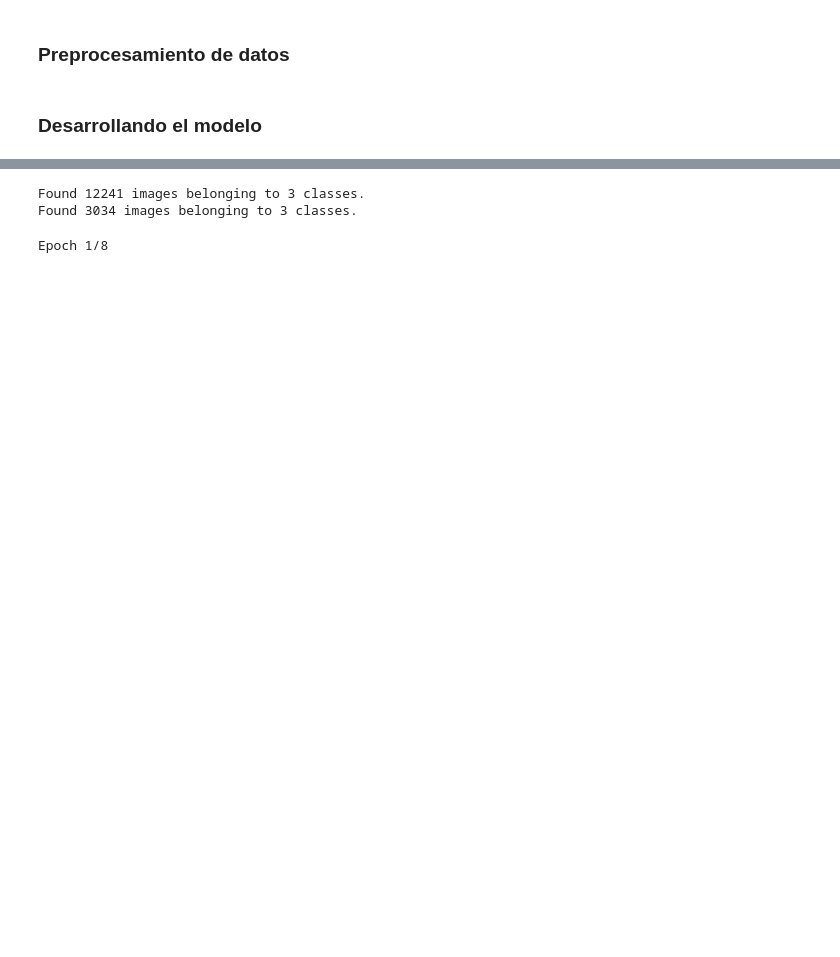
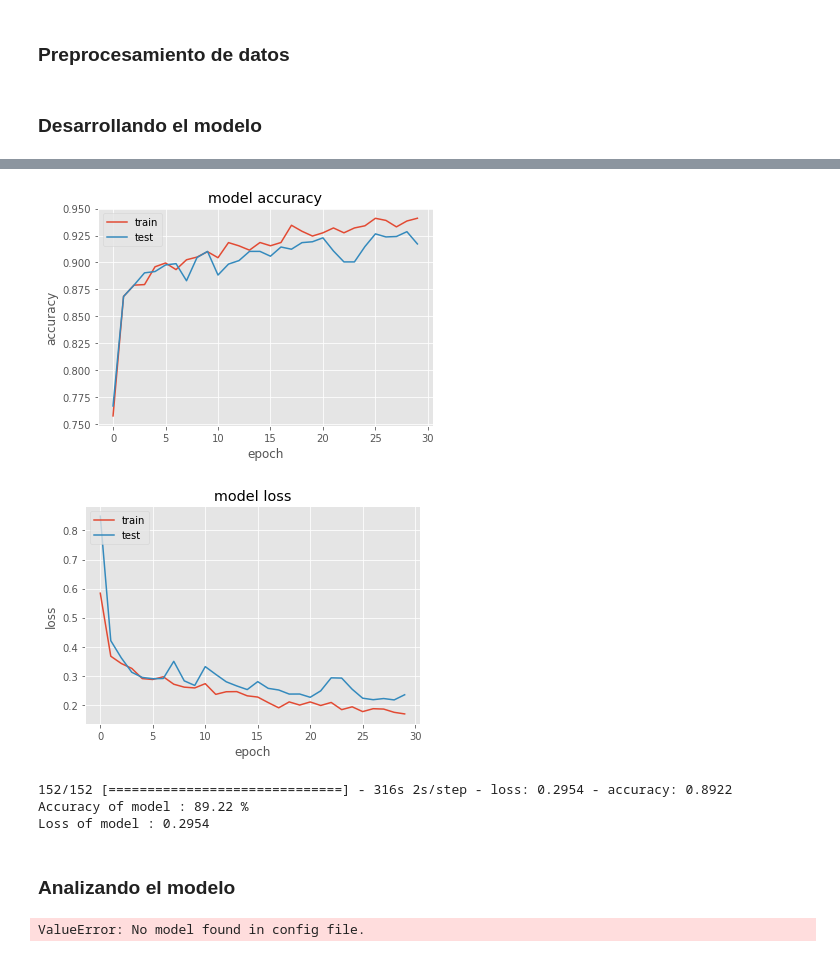
Before and after one commit to SantiagoMerlo/covid-19-model-detection, a Jupyter notebook: SI Final.ipynb, the cells around one changed output, grey strips where cells are left out. Cells and saved outputs as stored; diff of their text form; code cells hidden in the pictures; blank space fills up the shorter version.

```diff
--- a/SI Final.ipynb
+++ b/SI Final.ipynb
@@ -191,9 +172,22 @@ Trainable params: 55,046,195
 Non-trainable params: 60,544
 _________________________________________________________________
 # %%
-ITERACIONES = df.shape[0] // BATCH_SIZE
-START = 0
-HISTORY = []
+#optimizer = keras.optimizers.Adam(learning_rate=0.0008
+optimizer = keras.optimizers.SGD(lr=0.001, decay=1e-4, momentum=0.9, nesterov=True)
 
-optimizer = keras.optimizers.Adam(learning_rate=0.001)
 model.compile(loss='categorical_crossentropy', optimizer=optimizer, metrics=['accuracy'])
+# %%
+callback = keras.callbacks.ModelCheckpoint(
+                    filepath='./models/model.{epoch:02d}-{val_loss:.2f}-{val_accuracy:.2f}',
+                    monitor='val_loss',
+                    verbose=1,
+                    save_best_only=True,
+                    mode='auto')
+# %%
+history = model.fit_generator(
+    train_batches,
+    validation_data=valid_batches,
+    epochs = 30,
+    steps_per_epoch = 100,
+    verbose = 1,
+    callbacks=[callback])
@@ -214,22 +226,17 @@ def plot_accuracy(history):
   plt.xlabel('epoch')
   plt.legend(['train', 'test'], loc='upper left')
   plt.show()
-# %%
-train_path = "./data/train"
-test_path = "./data/test"
-
-train_batches = ImageDataGenerator( rescale=1./255 ).flow_from_directory(
-    directory=train_path,
-    target_size=(224,224),
-    batch_size=10)
-test_batches = ImageDataGenerator( rescale=1./255 ).flow_from_directory(
-    directory=test_path,
-    target_size=(224,224),
-    batch_size=10)
-# %% [output]
-Found 12241 images belonging to 3 classes.
-Found 3034 images belonging to 3 classes.
-# %%
-history = model.fit_generator( train_batches, epochs = 8, steps_per_epoch = 300, verbose = 1)
-# %% [output]
-Epoch 1/8
+# %%
+plot_accuracy(history)
+# %% [output]
+[figure, added]
+[figure, added]
+# %%
+testLoss, testAccuracy = model.evaluate(test_batches, verbose = 1)
+
+print('Accuracy of model : ' + str(round(testAccuracy,4)*100) + ' %')
+print('Loss of model : ' + str(round(testLoss,4)))
+# %% [output]
+152/152 [==============================] - 316s 2s/step - loss: 0.2954 - accuracy: 0.8922
+Accuracy of model : 89.22 %
+Loss of model : 0.2954
@@ -235,0 +245,6 @@ Epoch 1/8
+# %% [markdown]
+### Analizando el modelo
+# %%
+model = load_model("./models/weights.31-0.23.hdf5")
+# %% [output]
+ValueError: No model found in config file.
```
Also changed, not shown: parts of 21 cells of this notebook, 3 other files.
